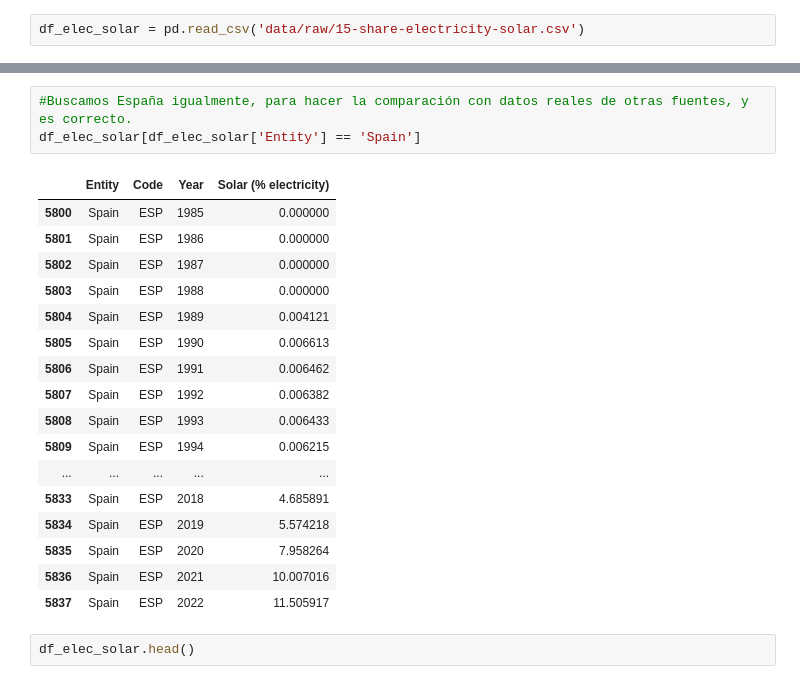
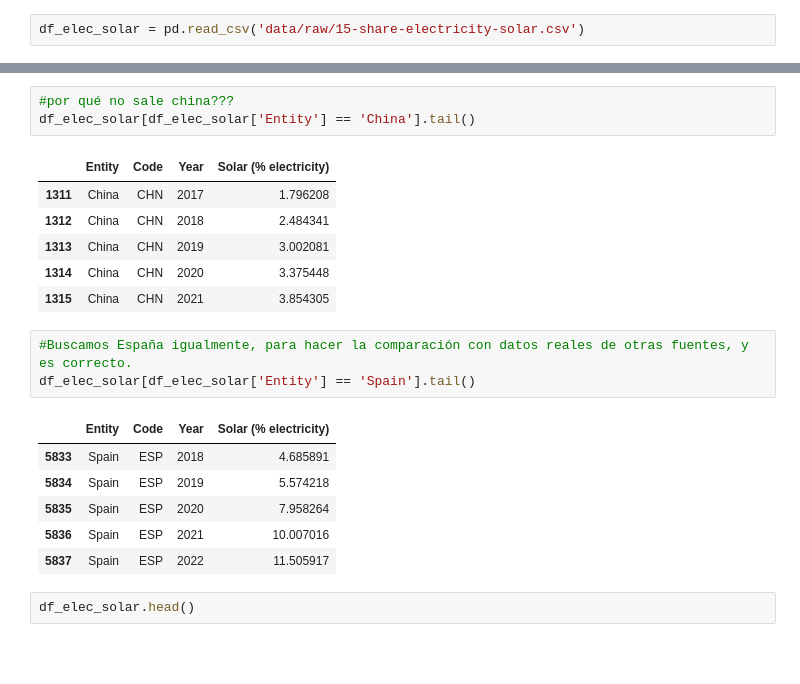
Before and after one commit to sansisimon/renewable-energy-project, a Jupyter notebook: EDA_01.ipynb, the cells around one changed output, grey strips where cells are left out. Cells and saved outputs as stored; diff of their text form; blank space fills up the shorter version.

```diff
--- a/EDA_01.ipynb
+++ b/EDA_01.ipynb
@@ -459,19 +509,18 @@ df_elec_solar = pd.read_csv('data/raw/15-share-electricity-solar.csv')
+# %%
+#por qué no sale china???
+df_elec_solar[df_elec_solar['Entity'] == 'China'].tail()
+# %% [output]
+|  | Entity | Code | Year | Solar (% electricity) |
+| 1311 | China | CHN | 2017 | 1.796208 |
+| 1312 | China | CHN | 2018 | 2.484341 |
+| 1313 | China | CHN | 2019 | 3.002081 |
+| 1314 | China | CHN | 2020 | 3.375448 |
+| 1315 | China | CHN | 2021 | 3.854305 |
 # %%
 #Buscamos España igualmente, para hacer la comparación con datos reales de otras fuentes, y es correcto.
-df_elec_solar[df_elec_solar['Entity'] == 'Spain']
+df_elec_solar[df_elec_solar['Entity'] == 'Spain'].tail()
 # %% [output]
 |  | Entity | Code | Year | Solar (% electricity) |
-| 5800 | Spain | ESP | 1985 | 0.000000 |
-| 5801 | Spain | ESP | 1986 | 0.000000 |
-| 5802 | Spain | ESP | 1987 | 0.000000 |
-| 5803 | Spain | ESP | 1988 | 0.000000 |
-| 5804 | Spain | ESP | 1989 | 0.004121 |
-| 5805 | Spain | ESP | 1990 | 0.006613 |
-| 5806 | Spain | ESP | 1991 | 0.006462 |
-| 5807 | Spain | ESP | 1992 | 0.006382 |
-| 5808 | Spain | ESP | 1993 | 0.006433 |
-| 5809 | Spain | ESP | 1994 | 0.006215 |
-| ... | ... | ... | ... | ... |
 | 5833 | Spain | ESP | 2018 | 4.685891 |
 | 5834 | Spain | ESP | 2019 | 5.574218 |
 | 5835 | Spain | ESP | 2020 | 7.958264 |
```
Also changed, not shown: parts of 8 cells of this notebook, 1 other file.
